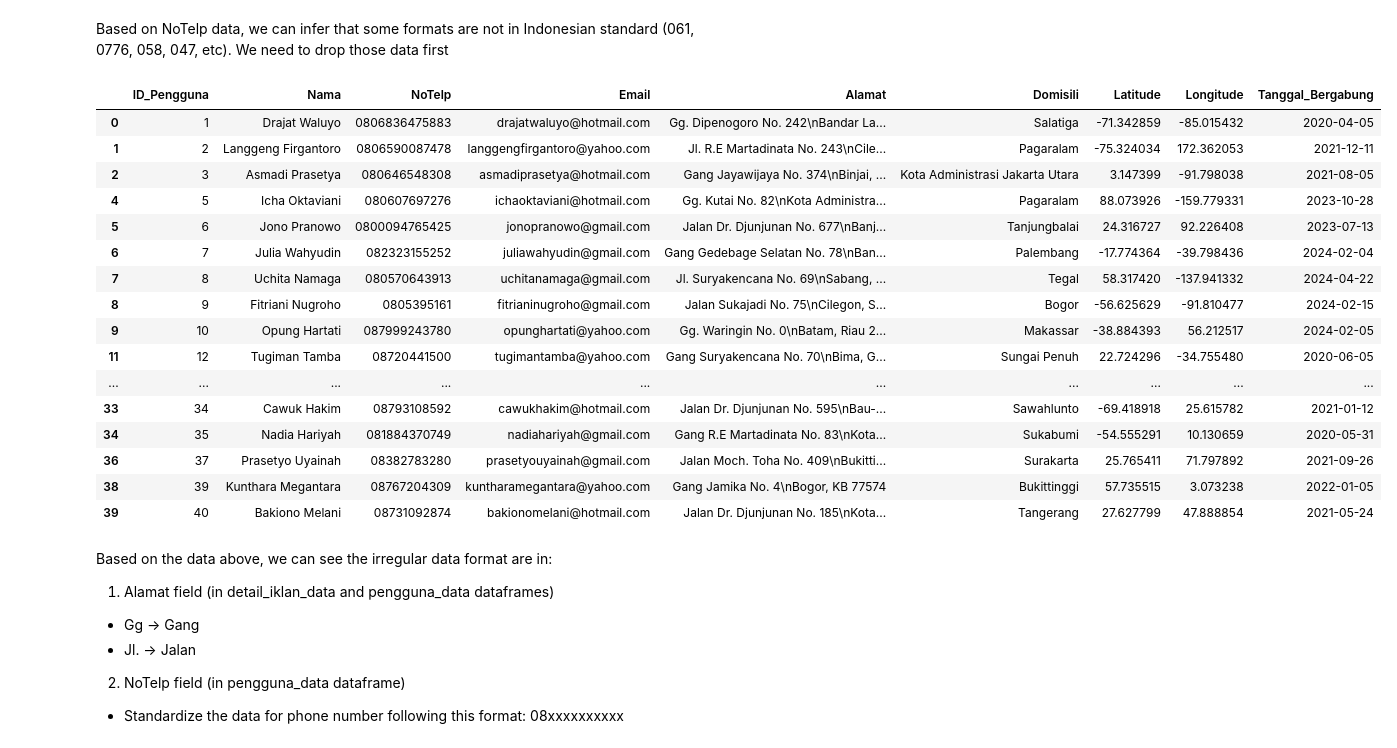
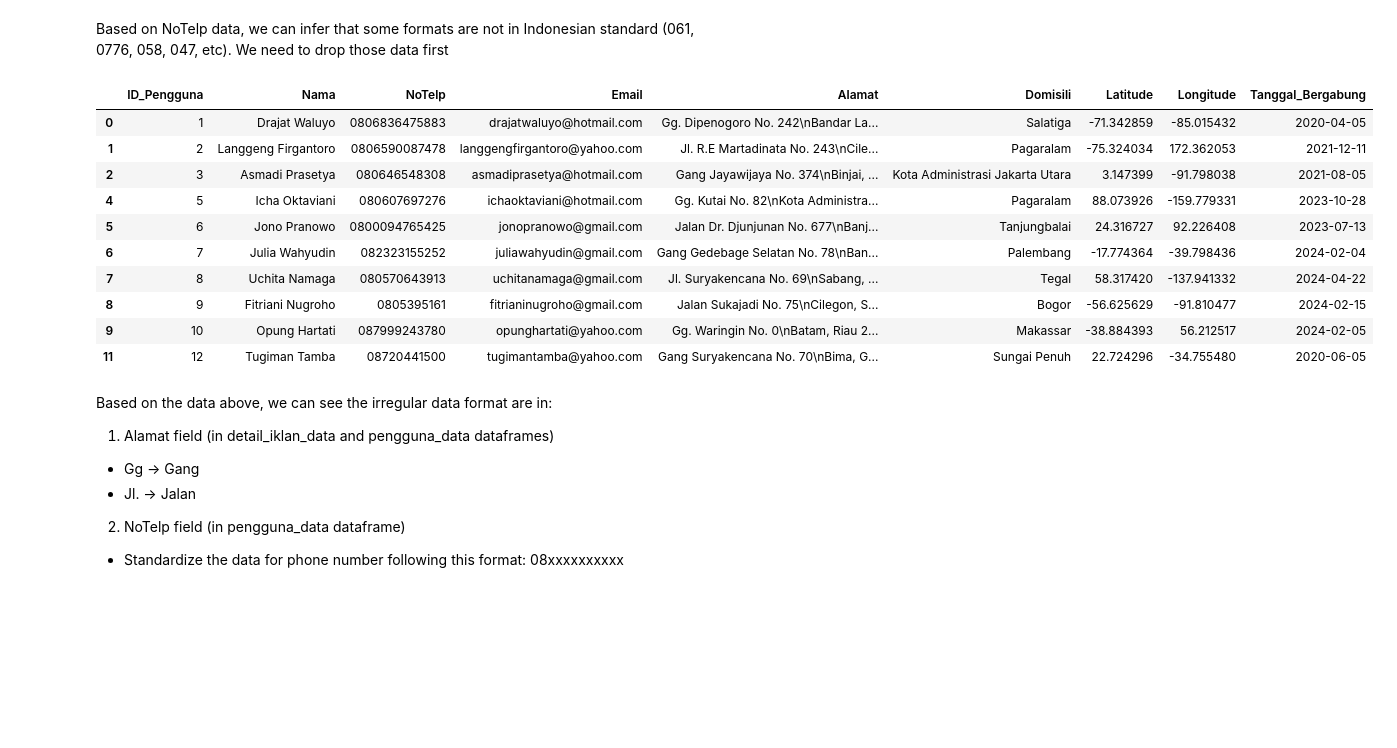
Before and after one commit to rzkybagaskara/bronze-dwh, a Jupyter notebook: notebook.ipynb, the cells around one changed output. Saved outputs shown, nothing was run; the diff lists cells and outputs as text; code cells hidden in the pictures; blank space fills up the shorter version.

```diff
--- a/notebook.ipynb
+++ b/notebook.ipynb
@@ -94,6 +60,6 @@ penawaran_data
 # %%
-pengguna_data = pd.read_csv('data_source/pengguna.csv', sep=';')
-pengguna_data
+pengguna_data = pd.read_csv('data_source/pengguna.csv', sep=';', parse_dates=['Tanggal_Bergabung'])
+pengguna_data.head(10)
 # %% [output]
 |  | ID_Pengguna | Nama | NoTelp | Email | Alamat | Domisili | Latitude | Longitude | Tanggal_Bergabung |
 | 0 | 1 | Drajat Waluyo | +62 (0683) 647-5883 | drajatwaluyo@hotmail.com | Gg. Dipenogoro No. 242\nBandar La... | Salatiga | -71.342859 | -85.015432 | 2020-04-05 |
@@ -123,25 +83,19 @@ pengguna_data = pengguna_data[pengguna_data['NoTelp']
                               .astype(str)
                               .str.startswith('08')]
 # %%
-pengguna_data
+pengguna_data.head(10)
 # %% [output]
 |  | ID_Pengguna | Nama | NoTelp | Email | Alamat | Domisili | Latitude | Longitude | Tanggal_Bergabung |
 | 0 | 1 | Drajat Waluyo | 0806836475883 | drajatwaluyo@hotmail.com | Gg. Dipenogoro No. 242\nBandar La... | Salatiga | -71.342859 | -85.015432 | 2020-04-05 |
 | 1 | 2 | Langgeng Firgantoro | 0806590087478 | langgengfirgantoro@yahoo.com | Jl. R.E Martadinata No. 243\nCile... | Pagaralam | -75.324034 | 172.362053 | 2021-12-11 |
 | 2 | 3 | Asmadi Prasetya | 080646548308 | asmadiprasetya@hotmail.com | Gang Jayawijaya No. 374\nBinjai, ... | Kota Administrasi Jakarta Utara | 3.147399 | -91.798038 | 2021-08-05 |
 | 4 | 5 | Icha Oktaviani | 080607697276 | ichaoktaviani@hotmail.com | Gg. Kutai No. 82\nKota Administra... | Pagaralam | 88.073926 | -159.779331 | 2023-10-28 |
 | 5 | 6 | Jono Pranowo | 0800094765425 | jonopranowo@gmail.com | Jalan Dr. Djunjunan No. 677\nBanj... | Tanjungbalai | 24.316727 | 92.226408 | 2023-07-13 |
 | 6 | 7 | Julia Wahyudin | 082323155252 | juliawahyudin@gmail.com | Gang Gedebage Selatan No. 78\nBan... | Palembang | -17.774364 | -39.798436 | 2024-02-04 |
 | 7 | 8 | Uchita Namaga | 080570643913 | uchitanamaga@gmail.com | Jl. Suryakencana No. 69\nSabang, ... | Tegal | 58.317420 | -137.941332 | 2024-04-22 |
 | 8 | 9 | Fitriani Nugroho | 0805395161 | fitrianinugroho@gmail.com | Jalan Sukajadi No. 75\nCilegon, S... | Bogor | -56.625629 | -91.810477 | 2024-02-15 |
 | 9 | 10 | Opung Hartati | 087999243780 | opunghartati@yahoo.com | Gg. Waringin No. 0\nBatam, Riau 2... | Makassar | -38.884393 | 56.212517 | 2024-02-05 |
 | 11 | 12 | Tugiman Tamba | 08720441500 | tugimantamba@yahoo.com | Gang Suryakencana No. 70\nBima, G... | Sungai Penuh | 22.724296 | -34.755480 | 2020-06-05 |
-| ... | ... | ... | ... | ... | ... | ... | ... | ... | ... |
-| 33 | 34 | Cawuk Hakim | 08793108592 | cawukhakim@hotmail.com | Jalan Dr. Djunjunan No. 595\nBau-... | Sawahlunto | -69.418918 | 25.615782 | 2021-01-12 |
-| 34 | 35 | Nadia Hariyah | 081884370749 | nadiahariyah@gmail.com | Gang R.E Martadinata No. 83\nKota... | Sukabumi | -54.555291 | 10.130659 | 2020-05-31 |
-| 36 | 37 | Prasetyo Uyainah | 08382783280 | prasetyouyainah@gmail.com | Jalan Moch. Toha No. 409\nBukitti... | Surakarta | 25.765411 | 71.797892 | 2021-09-26 |
-| 38 | 39 | Kunthara Megantara | 08767204309 | kuntharamegantara@yahoo.com | Gang Jamika No. 4\nBogor, KB 77574 | Bukittinggi | 57.735515 | 3.073238 | 2022-01-05 |
-| 39 | 40 | Bakiono Melani | 08731092874 | bakionomelani@hotmail.com | Jalan Dr. Djunjunan No. 185\nKota... | Tangerang | 27.627799 | 47.888854 | 2021-05-24 |
 # %% [markdown]
 Based on the data above, we can see the irregular data format are in:
 
```
Also changed, not shown: parts of 40 cells of this notebook.
